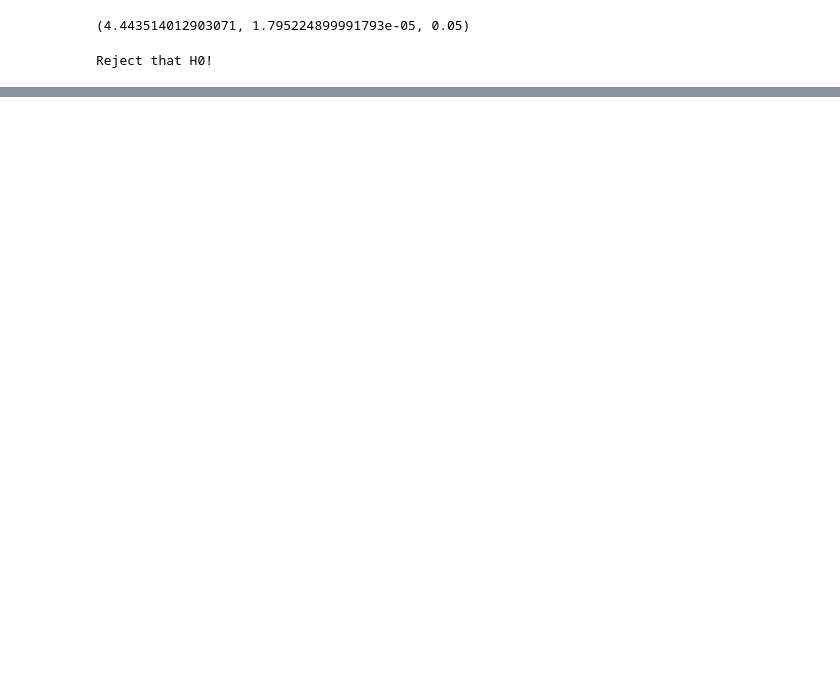
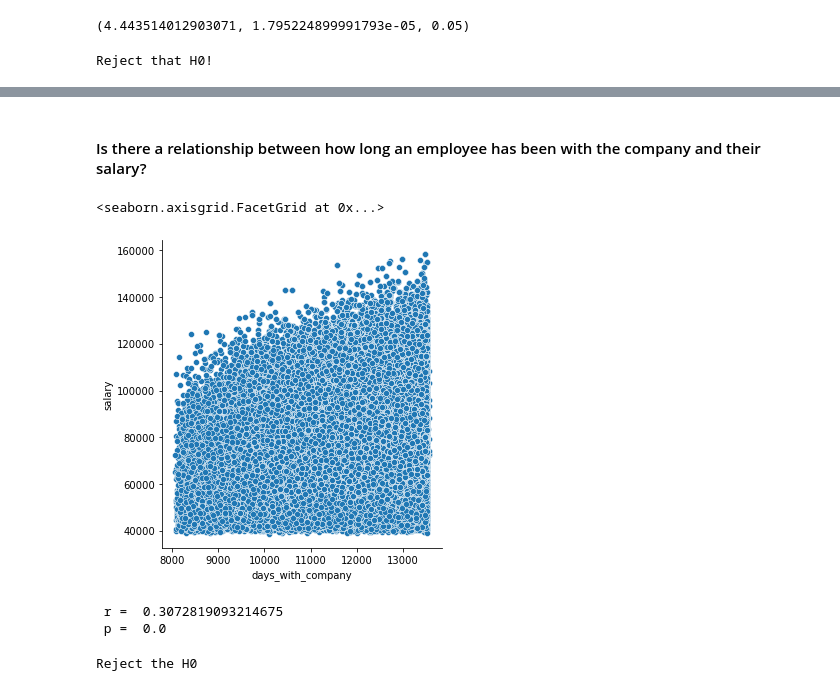
Before and after one commit to jnolf/statistics-exercises, a Jupyter notebook: hypothesis_testing.ipynb, the cells around one changed output, grey strips where cells are left out. Drawn from its saved outputs; the diff is of its cells as text; code cells hidden in the pictures; blank space fills up the shorter version.

```diff
--- a/hypothesis_testing.ipynb
+++ b/hypothesis_testing.ipynb
@@ -491,0 +501,14 @@ phone_and_internet
+# %%
+url = get_db_url('employees')
+
+sql = ''' SELECT employees.emp_no,
+                 salaries.salary,
+                 titles.title,
+                 DATEDIFF(NOW(), hire_date) AS days_with_company
+          FROM employees
+          JOIN salaries USING(emp_no)
+          JOIN titles USING(emp_no)
+          WHERE salaries.to_date > NOW()'''
+
+salaries = pd.read_sql(sql, url)
+salaries.head()
@@ -491,0 +522,26 @@ phone_and_internet
+# %% [markdown]
+#### Is there a relationship between how long an employee has been with the company and their salary?
+# %%
+sns.relplot(data = salaries, y = 'salary', x = 'days_with_company')
+# %% [output]
+<seaborn.axisgrid.FacetGrid at 0x...>
+[figure, added]
+# %%
+#H0: There is no relationship between days with the company and salary.
+#Ha: There IS a relationship between days with the company and salary.
+
+r,p = stats.pearsonr(salaries.salary, salaries.days_with_company)
+print(' r = ',r)
+print(' p = ',p)
+# %% [output]
+ r =  0.3072819093214675
+ p =  0.0
+# %%
+alpha = .05
+
+if p < alpha:
+    print('Reject the H0')
+else:
+    print('Fail to reject H0')
+# %% [output]
+Reject the H0
```
Also changed, not shown: parts of 65 cells of this notebook.
